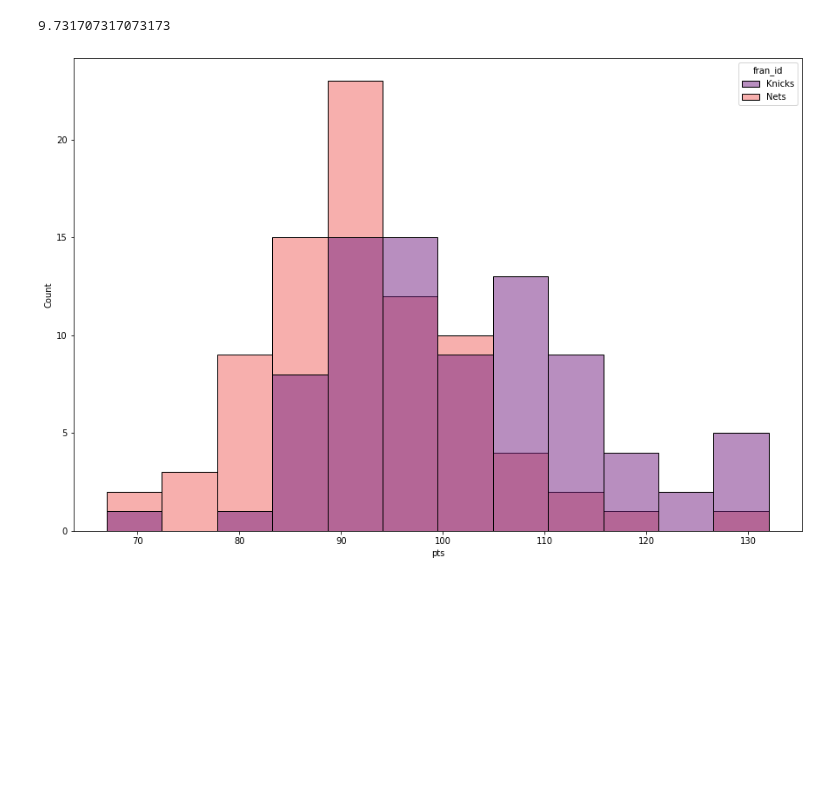
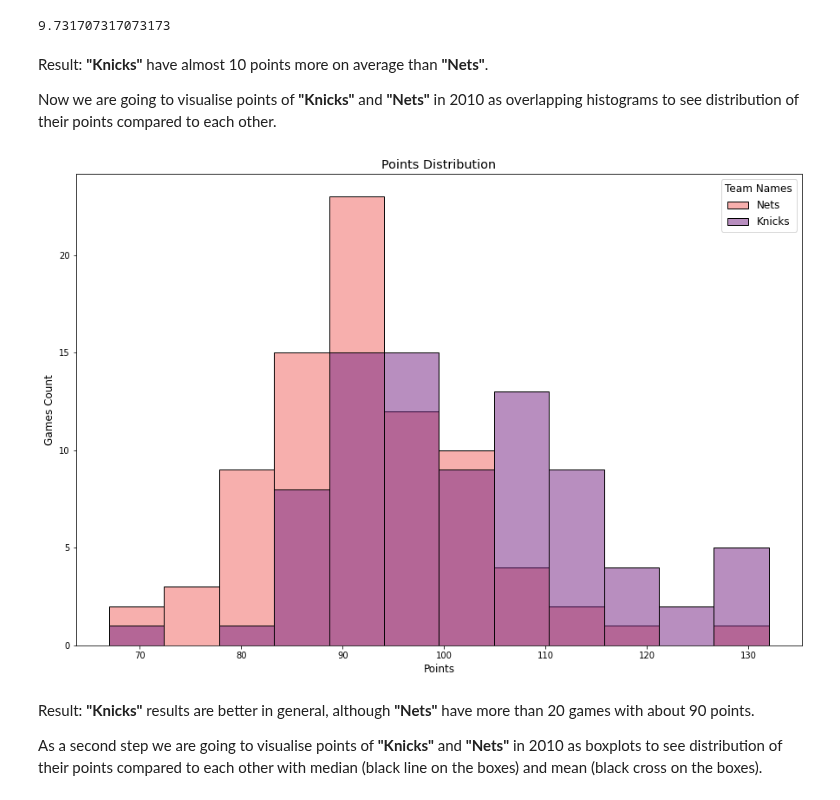
Before and after one commit to jadidaniel/jupyter-notebooks, a Jupyter notebook: associations_nba/nba_trends.ipynb, the cells around one changed output. Drawn from its saved outputs; the diff is of its cells as text; code cells hidden in the pictures; blank space fills up the shorter version.

Commit message:
Add new graphs to NBA project

```diff
--- a/associations_nba/nba_trends.ipynb
+++ b/associations_nba/nba_trends.ipynb
@@ -93,22 +93,54 @@ diff_means_2010 = knicks_pts.mean() - nets_pts.mean()
 diff_means_2010
 # %% [output]
 9.731707317073173
+# %% [markdown]
+Result: **"Knicks"** have almost 10 points more on average than **"Nets"**.
+
+Now we are going to visualise points of **"Knicks"** and **"Nets"** in 2010 as overlapping histograms to see distribution of their points compared to each other.
 # %%
 # Filter slice of a year 2010 so it contains only 2 teams
 knicks_nets_2010 = nba_2010[(nba_2010.fran_id == 'Knicks') | (nba_2010.fran_id == 'Nets')]
-
-# Prepare grid
-plt.figure(figsize = (15,10))
-
-# Plot a histogram
-ax = sns.histplot(knicks_nets_2010,
-    x=knicks_nets_2010.pts,
-    hue=knicks_nets_2010.fran_id,
-    stat="count",
-    legend=True,
-    palette= 'magma')
-
-plt.show()
-# %% [output]
-[figure, removed]
+# %%
+# Create overlapping histplot function
+def visualise_histplotoverlap(dataset, palette, title, xlabel, ylabel, legend_labels, legend_title):
+    # Prepare grid
+    plt.figure(figsize = (15,10))
+
+    # Plot a histogram
+    ax = sns.histplot(
+        dataset,
+        x=dataset.pts,
+        hue=dataset.fran_id,
+        stat="count",
+        legend=True,
+        palette= palette)
+
+    # Add descriptions
+    ax.legend(title=legend_title,
+    title_fontsize='large',
+    loc='best',
+    labels=legend_labels,
+    fontsize = 'large')
+
+    ax.set_title(title, fontsize = 'x-large')
+    ax.set_xlabel(xlabel, fontsize = 'large')
+    ax.set_ylabel(ylabel, fontsize = 'large')
+
+    return plt.show()
+# %%
+# Call overlapping histplot function
+visualise_histplotoverlap(
+    knicks_nets_2010,
+    palette= 'magma',
+    title='Points Distribution',
+    xlabel='Points',
+    ylabel='Games Count',
+    legend_labels=['Nets', 'Knicks'],
+    legend_title='Team Names')
+# %% [output]
+[figure, added]
+# %% [markdown]
+Result: **"Knicks"** results are better in general, although **"Nets"** have more than 20 games with about 90 points.
+
+As a second step we are going to visualise points of **"Knicks"** and **"Nets"** in 2010 as boxplots to see distribution of their points compared to each other with median (black line on the boxes) and mean (black cross on the boxes).
 # %%
```
Also changed, not shown: parts of 21 cells of this notebook.
